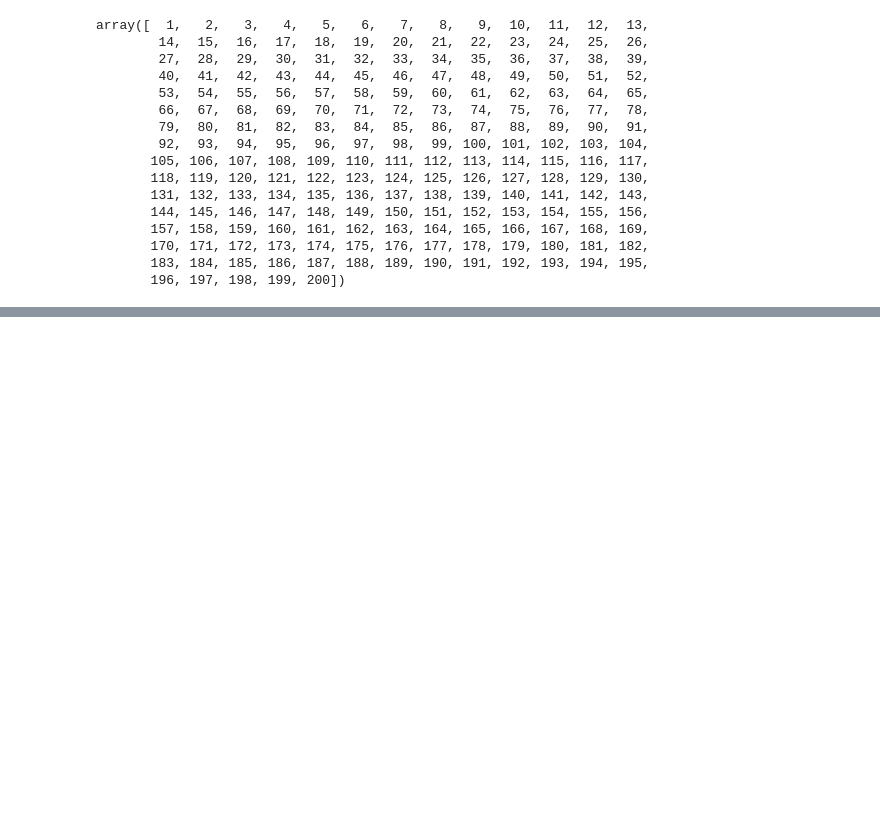
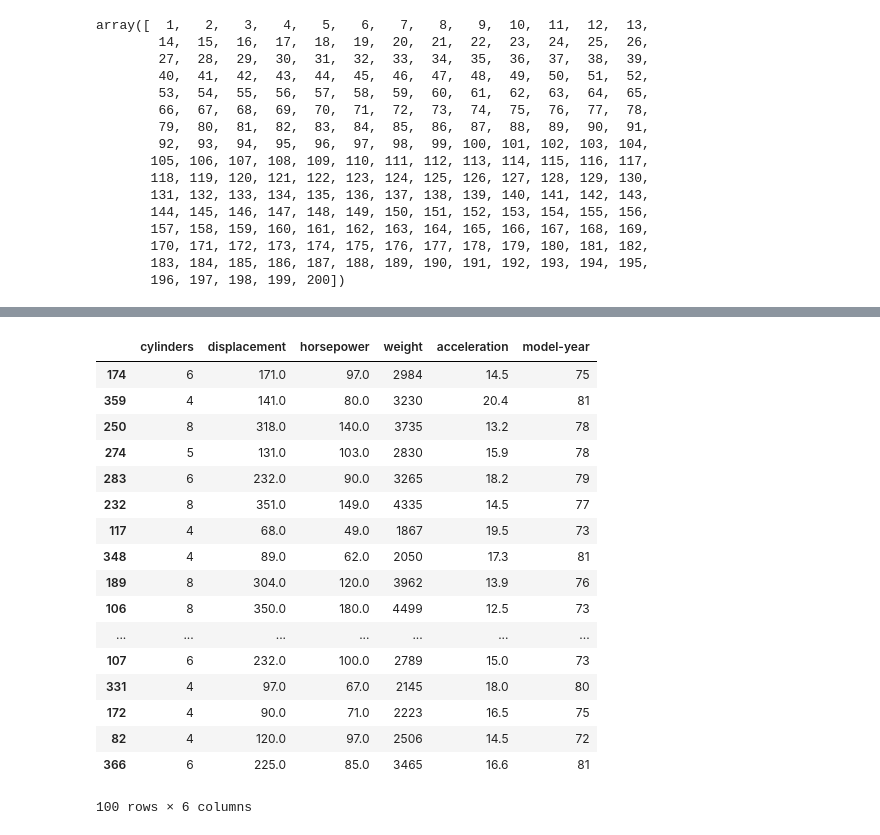
Before and after one commit to shionguha/cosc3570-introdatascience-fa18, a Jupyter notebook: oct30-nov1-demo.ipynb, the cells around one changed output, grey strips where cells are left out. Cells and saved outputs as stored; diff of their text form; code cells hidden in the pictures; blank space fills up the shorter version.

```diff
--- a/oct30-nov1-demo.ipynb
+++ b/oct30-nov1-demo.ipynb
@@ -184,0 +247,21 @@ top.take(np.arange(5)).sample(5, with_replacement=True)
+# %%
+X_test
+# %% [output]
+|  | cylinders | displacement | horsepower | weight | acceleration | model-year |
+| 174 | 6 | 171.0 | 97.0 | 2984 | 14.5 | 75 |
+| 359 | 4 | 141.0 | 80.0 | 3230 | 20.4 | 81 |
+| 250 | 8 | 318.0 | 140.0 | 3735 | 13.2 | 78 |
+| 274 | 5 | 131.0 | 103.0 | 2830 | 15.9 | 78 |
+| 283 | 6 | 232.0 | 90.0 | 3265 | 18.2 | 79 |
+| 232 | 8 | 351.0 | 149.0 | 4335 | 14.5 | 77 |
+| 117 | 4 | 68.0 | 49.0 | 1867 | 19.5 | 73 |
+| 348 | 4 | 89.0 | 62.0 | 2050 | 17.3 | 81 |
+| 189 | 8 | 304.0 | 120.0 | 3962 | 13.9 | 76 |
+| 106 | 8 | 350.0 | 180.0 | 4499 | 12.5 | 73 |
+| ... | ... | ... | ... | ... | ... | ... |
+| 107 | 6 | 232.0 | 100.0 | 2789 | 15.0 | 73 |
+| 331 | 4 | 97.0 | 67.0 | 2145 | 18.0 | 80 |
+| 172 | 4 | 90.0 | 71.0 | 2223 | 16.5 | 75 |
+| 82 | 4 | 120.0 | 97.0 | 2506 | 14.5 | 72 |
+| 366 | 6 | 225.0 | 85.0 | 3465 | 16.6 | 81 |
+100 rows × 6 columns
```
Also changed, not shown: parts of 17 cells of this notebook, 4 other files.
